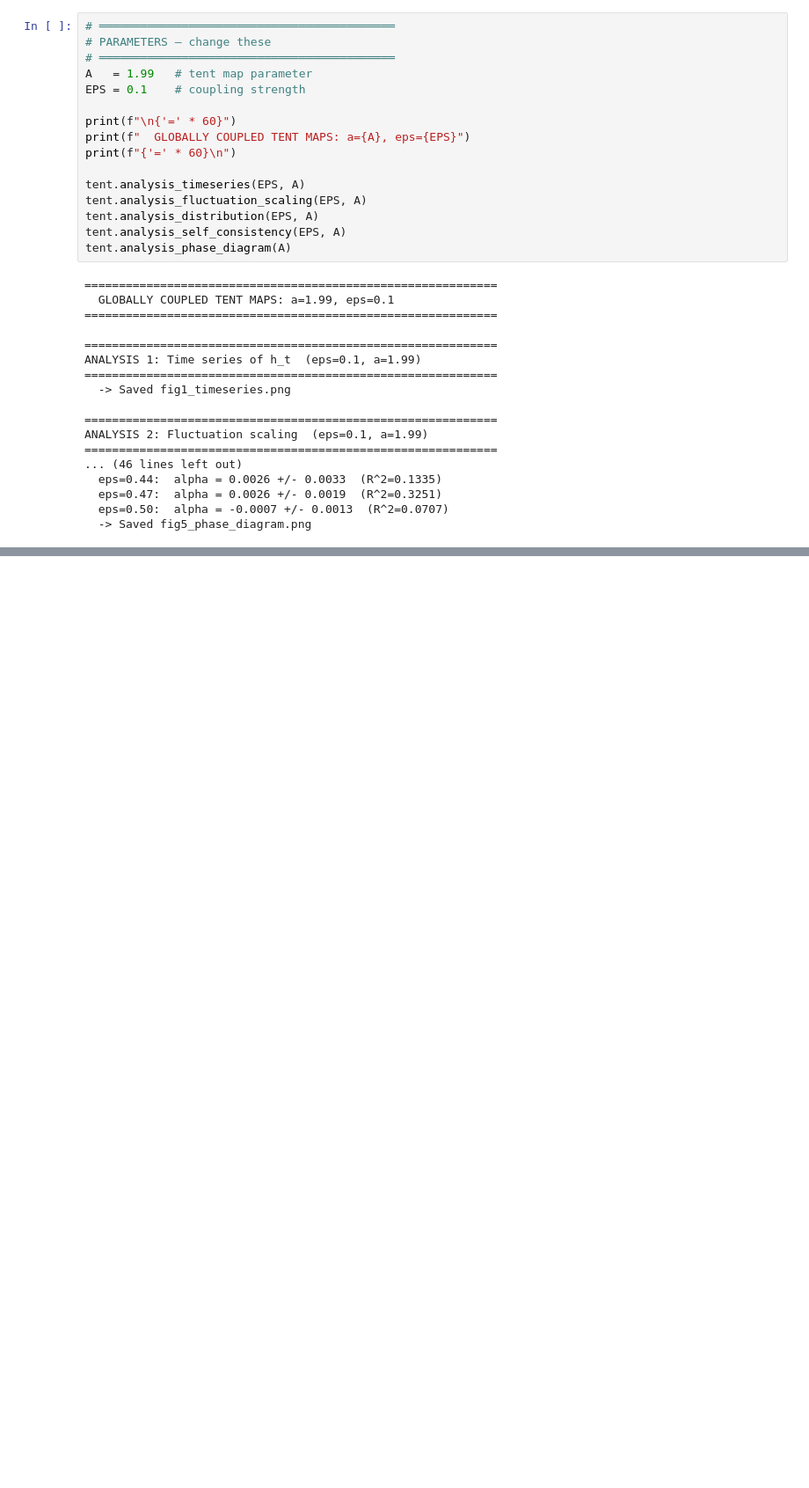
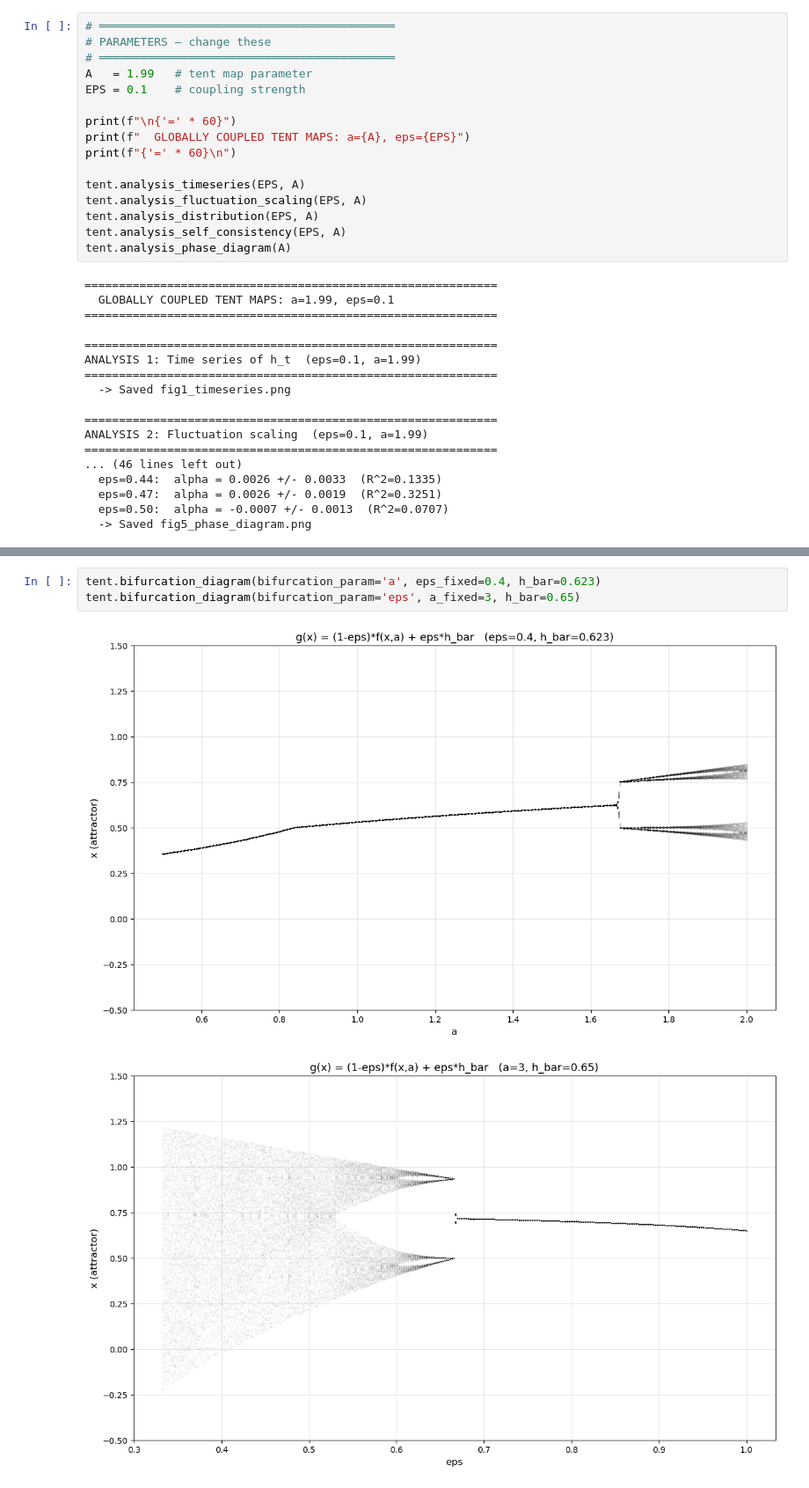
Before and after one commit to DaNameless/sophrosyne, a Jupyter notebook: code/notebooks/tasks.ipynb, the cells around one changed output, grey strips where cells are left out. Shown at 88% size. Cells and saved outputs as stored; diff of their text form; blank space fills up the shorter version.

```diff
--- a/code/notebooks/tasks.ipynb
+++ b/code/notebooks/tasks.ipynb
@@ -201,0 +205,6 @@ tent.bifurcation_diagram(bifurcation_param='eps', a_fixed=1.99, h_bar=0.65)
+# %%
+tent.bifurcation_diagram(bifurcation_param='a', eps_fixed=0.4, h_bar=0.623)
+tent.bifurcation_diagram(bifurcation_param='eps', a_fixed=3, h_bar=0.65)
+# %% [output]
+[figure, added]
+[figure, added]
```
Also changed, not shown: parts of 3 cells of this notebook, 2 other files.
